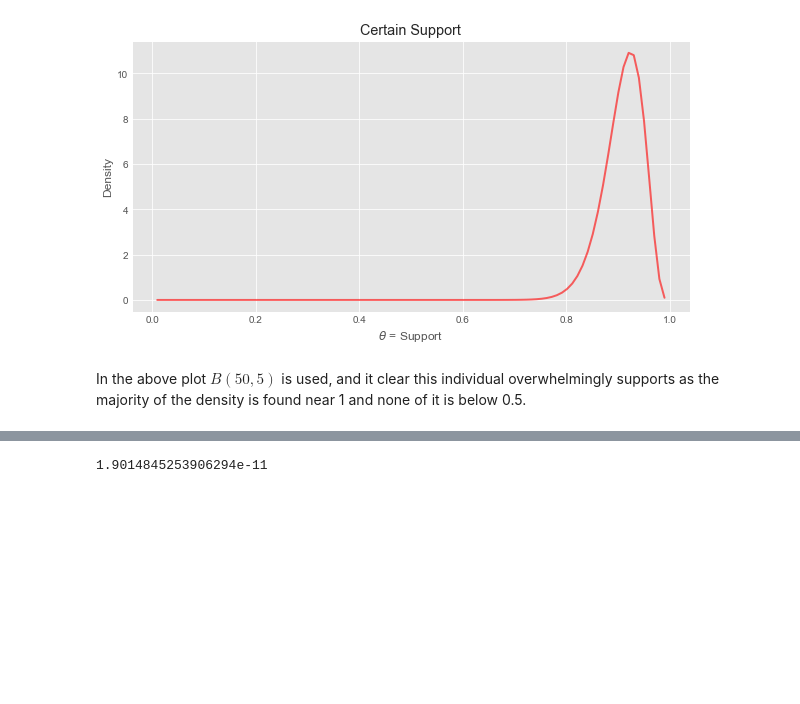
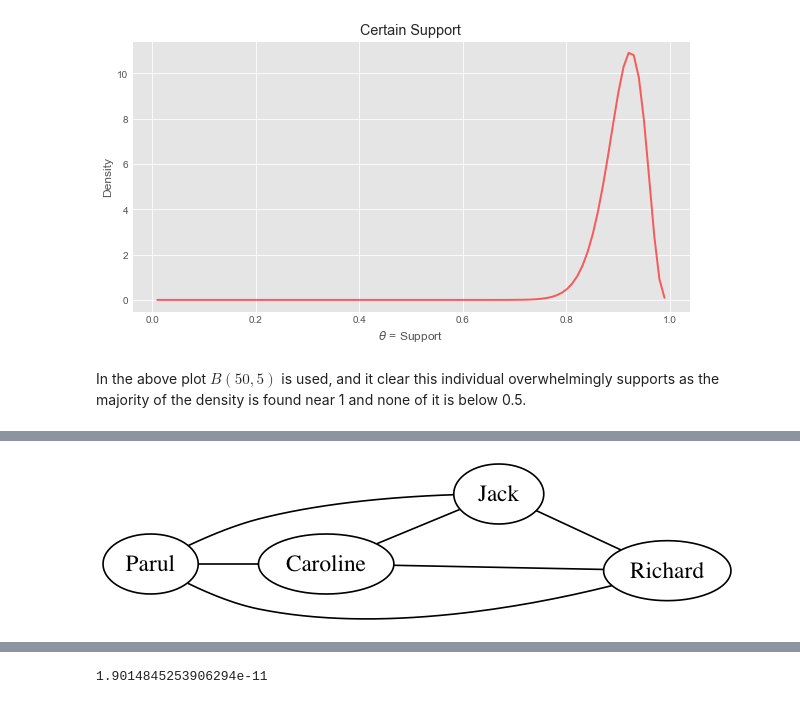
Before and after one commit to mrdevlar/network_choice, a Jupyter notebook: network_choice.ipynb, the cells around one changed output, grey strips where cells are left out. Drawn from its saved outputs; the diff is of its cells as text; code cells hidden in the pictures; blank space fills up the shorter version.

```diff
--- a/network_choice.ipynb
+++ b/network_choice.ipynb
@@ -121,0 +153,17 @@ Since we've limited our expression of beliefs to a single probability distributi
+# %%
+G = nx.Graph()
+G.graph['rankdir'] = 'LR'
+G.graph['dpi'] = 120
+G.add_node("Parul")
+G.add_node("Caroline")
+G.add_node("Jack")
+G.add_node("Richard")
+G.add_edge("Parul", "Caroline")
+G.add_edge("Jack", "Richard")
+G.add_edge("Parul", "Richard")
+G.add_edge("Caroline", "Richard")
+G.add_edge("Caroline", "Jack")
+G.add_edge("Parul", "Jack")
+nxpd.draw(G, show='ipynb')
+# %% [output]
+[figure, added]
```
Also changed, not shown: parts of 15 cells of this notebook.
